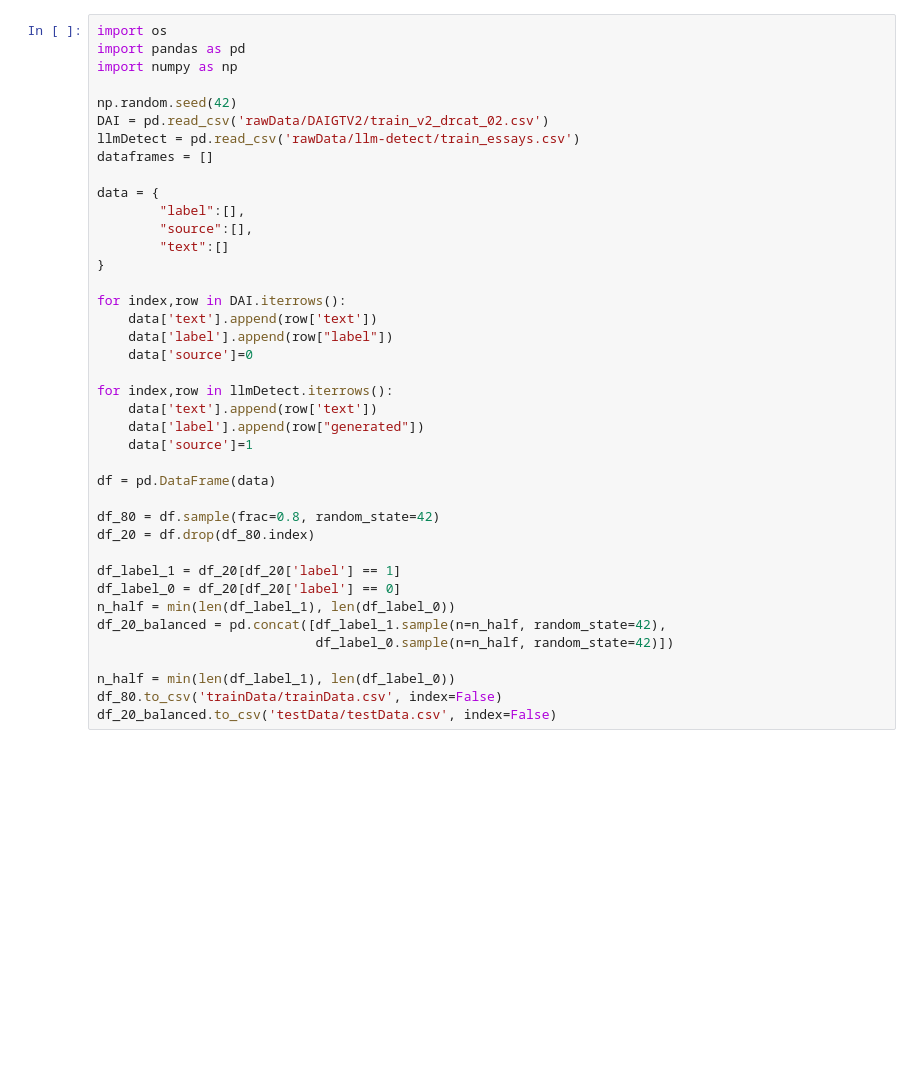
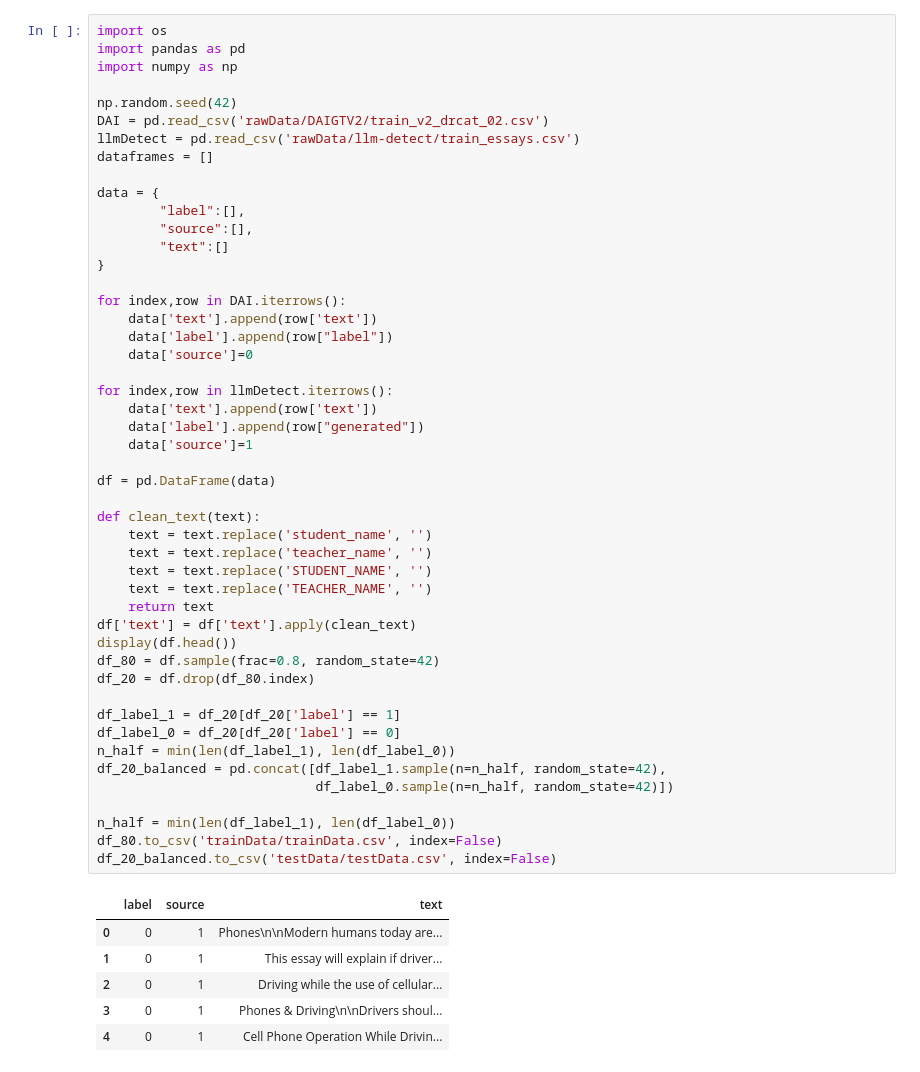
Before and after one commit to andrewCohn/BotFinder, a Jupyter notebook: dataAggregator.ipynb, the cells around one changed output. Saved outputs shown, nothing was run; the diff lists cells and outputs as text; blank space fills up the shorter version.

Commit message:
removed student_name and teacher_name from dataset and also retrained everything and also rewrote report in latex

```diff
--- a/dataAggregator.ipynb
+++ b/dataAggregator.ipynb
@@ -11,30 +11,45 @@ dataframes = []
 data = {
         "label":[],
         "source":[],
         "text":[]
 }
 
 for index,row in DAI.iterrows():
     data['text'].append(row['text'])
     data['label'].append(row["label"])
     data['source']=0
 
 for index,row in llmDetect.iterrows():
     data['text'].append(row['text'])
     data['label'].append(row["generated"])
     data['source']=1
 
 df = pd.DataFrame(data)
 
+def clean_text(text):
+    text = text.replace('student_name', '')
+    text = text.replace('teacher_name', '')
+    text = text.replace('STUDENT_NAME', '')
+    text = text.replace('TEACHER_NAME', '')
+    return text
+df['text'] = df['text'].apply(clean_text)
+display(df.head())
 df_80 = df.sample(frac=0.8, random_state=42)
 df_20 = df.drop(df_80.index)
 
 df_label_1 = df_20[df_20['label'] == 1]
 df_label_0 = df_20[df_20['label'] == 0]
 n_half = min(len(df_label_1), len(df_label_0))
 df_20_balanced = pd.concat([df_label_1.sample(n=n_half, random_state=42),
                             df_label_0.sample(n=n_half, random_state=42)])
 
 n_half = min(len(df_label_1), len(df_label_0))
 df_80.to_csv('trainData/trainData.csv', index=False)
 df_20_balanced.to_csv('testData/testData.csv', index=False)
+# %% [output]
+|  | label | source | text |
+| 0 | 0 | 1 | Phones\n\nModern humans today are... |
+| 1 | 0 | 1 | This essay will explain if driver... |
+| 2 | 0 | 1 | Driving while the use of cellular... |
+| 3 | 0 | 1 | Phones & Driving\n\nDrivers shoul... |
+| 4 | 0 | 1 | Cell Phone Operation While Drivin... |
```
Also changed, not shown: 16 other files.
